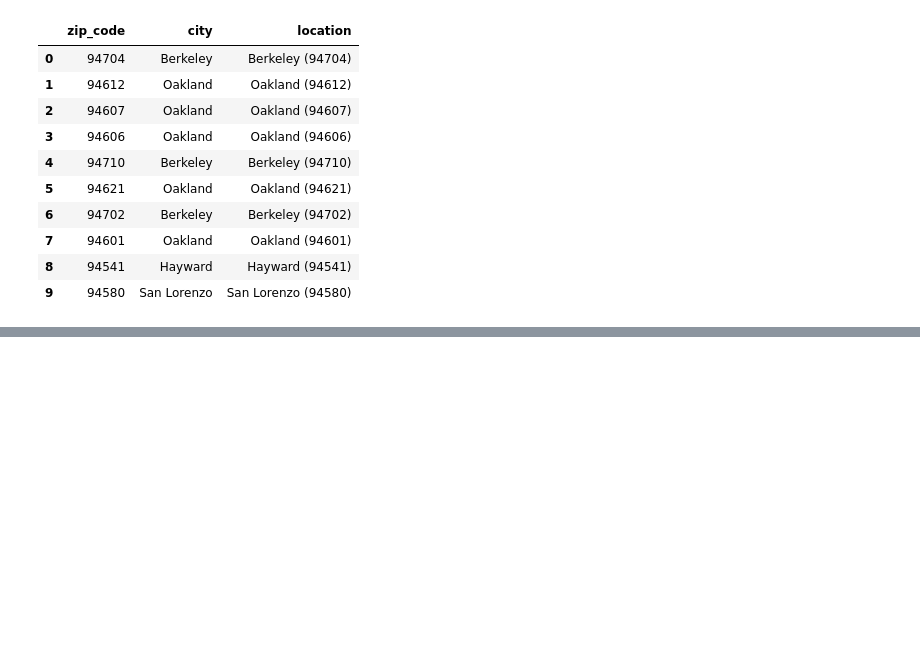
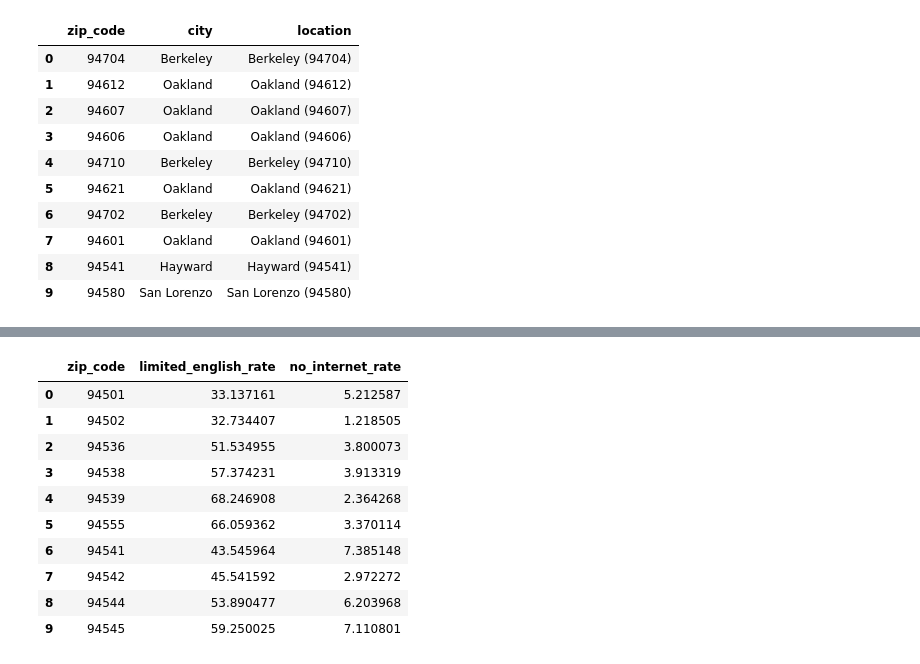
Before and after one commit to ryangrochol/vita-access-map, a Jupyter notebook: notebooks/01_explore_data.ipynb, the cells around one changed output, grey strips where cells are left out. Saved outputs shown, nothing was run; the diff lists cells and outputs as text; code cells hidden in the pictures; blank space fills up the shorter version.

```diff
--- a/notebooks/01_explore_data.ipynb
+++ b/notebooks/01_explore_data.ipynb
@@ -1069,0 +1161,96 @@ need_ranking[
+# %%
+import numpy as np
+import pandas as pd
+from sklearn.preprocessing import StandardScaler
+
+
+# Convert the Census results into a DataFrame
+access_data = pd.DataFrame(
+    all_rows,
+    columns=column_names
+)
+
+access_data = access_data.rename(columns={
+    "zip code tabulation area": "zip_code",
+    "C16002_001E": "language_population",
+    "C16002_005E": "limited_english_spanish",
+    "C16002_008E": "limited_english_indo_european",
+    "C16002_011E": "limited_english_asian_pacific",
+    "C16002_014E": "limited_english_other",
+    "B28002_001E": "total_households",
+    "B28002_013E": "no_internet_households"
+})
+
+
+# Convert Census values from text to numbers
+numeric_columns = [
+    "language_population",
+    "limited_english_spanish",
+    "limited_english_indo_european",
+    "limited_english_asian_pacific",
+    "limited_english_other",
+    "total_households",
+    "no_internet_households"
+]
+
+access_data[numeric_columns] = access_data[numeric_columns].apply(
+    pd.to_numeric,
+    errors="coerce"
+)
+
+# Replace negative Census missing-value codes
+access_data[numeric_columns] = access_data[numeric_columns].mask(
+    access_data[numeric_columns] < 0
+)
+
+
+# Calculate limited-English rate
+language_columns = [
+    "limited_english_spanish",
+    "limited_english_indo_european",
+    "limited_english_asian_pacific",
+    "limited_english_other"
+]
+
+access_data["limited_english_population"] = (
+    access_data[language_columns].sum(
+        axis=1,
+        min_count=4
+    )
+)
+
+access_data["limited_english_rate"] = (
+    access_data["limited_english_population"]
+    / access_data["language_population"]
+    * 100
+)
+
+
+# Calculate no-internet rate
+access_data["no_internet_rate"] = (
+    access_data["no_internet_households"]
+    / access_data["total_households"]
+    * 100
+)
+
+
+# Display the results
+access_data[
+    [
+        "zip_code",
+        "limited_english_rate",
+        "no_internet_rate"
+    ]
+].head(10)
+# %% [output]
+|  | zip_code | limited_english_rate | no_internet_rate |
+| 0 | 94501 | 33.137161 | 5.212587 |
+| 1 | 94502 | 32.734407 | 1.218505 |
+| 2 | 94536 | 51.534955 | 3.800073 |
+| 3 | 94538 | 57.374231 | 3.913319 |
+| 4 | 94539 | 68.246908 | 2.364268 |
+| 5 | 94555 | 66.059362 | 3.370114 |
+| 6 | 94541 | 43.545964 | 7.385148 |
+| 7 | 94542 | 45.541592 | 2.972272 |
+| 8 | 94544 | 53.890477 | 6.203968 |
+| 9 | 94545 | 59.250025 | 7.110801 |
```
Also changed, not shown: parts of 6 cells of this notebook, 2 other files.
